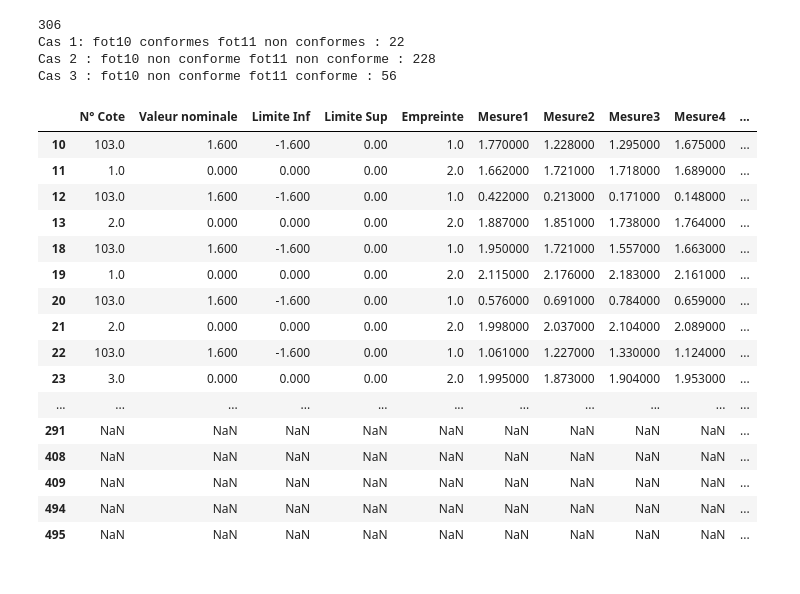
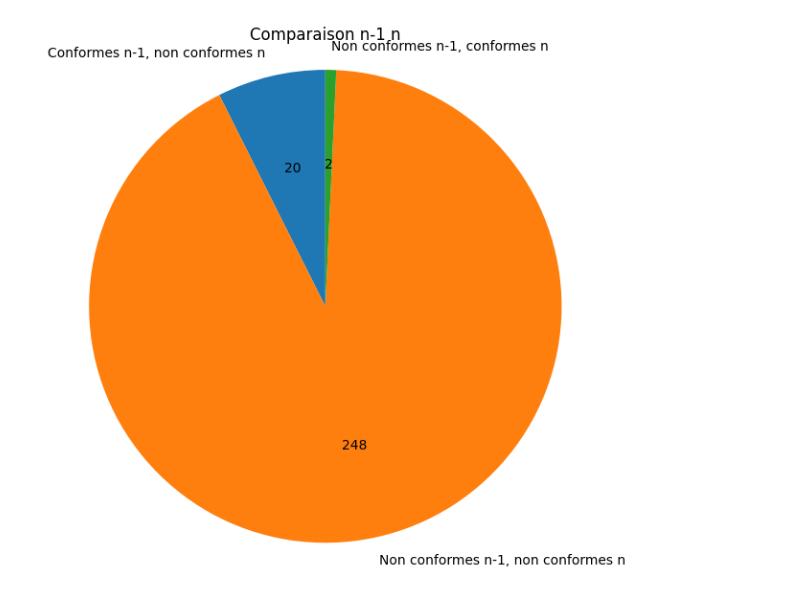
Before and after one commit to MouadErghout/DEVILLE-Dashboard, a Jupyter notebook: python/backend/interface4 copy.ipynb, the cells around one changed output. Drawn from its saved outputs; the diff is of its cells as text; code cells hidden in the pictures.

Commit message:
interface 4 fini pour le diagramme, manque les dataframe

```diff
--- a/python/backend/interface4 copy.ipynb
+++ b/python/backend/interface4 copy.ipynb
@@ -7,66 +8,12 @@ import result
-# %%
-paths = ["./fot10_copie.xlsx","./fot11_copie.xlsx"]
-
-# La on veut comparer le rapport 11 au rapport 10. On a 3 cas :
-# cas 1 : fot10 conformes fot11 non conformes
-# cas 2 : fot10 non conforme fot11 non conforme
-# cas 3 : fot10 non conforme fot11 conforme
-# Si on récupère liste des non conformes du 11. On a par exemple
-# fot11 = [19,101,104,108,112,200,391] On recupère la liste des non conformes du 10 On a par exemple
-# fot10 = [19,65,104,108,150,200,391,450]
-# pour chaque valeur de fot10 on regarde toute la liste de fot11.
-#           S'il est dedans : cas2 ici --> 19, 104, 200, 391
-#           Elseif n'est pas dedans : cas 3 ici --> 65, 150, 450
-#           le reste de fot11 : cas 1 ici --> 101, 112
-
-
-liste_dic = []
-for p in paths:
-    cotes_n = {}
-    df = select_file.select_file(p)
-    dc = clean_data.clean_data(df)
-    ds = result.filter_conformity(dc)
-    liste_dic.append(ds)
-
-
-dr = pd.concat([liste_dic[0][1]["N° Cote"],liste_dic[1][1]["N° Cote"]], axis=1)
-comparison = pd.concat([liste_dic[0][1],liste_dic[1][1]], axis=1)
-print(len(dr))
-cas1 = 0
-cas2 = 0
-cas3 = 0
-
-for index, row in dr.iterrows():
-    if row[0] == row[1]:
-        if pd.notna(row[0]):  # Vérifie que la valeur n'est pas NaN
-            cas2 += 1
-    elif pd.isna(row[1]):  # Premier cas : valeur dans la première colonne, NaN dans la seconde
-        cas3 += 1
-    elif pd.isna(row[0]):  # Deuxième cas : NaN dans la première colonne, valeur dans la seconde
-        cas1 += 1
-
-print("Cas 1: fot10 conformes fot11 non conformes :", cas1)
-print("Cas 2 : fot10 non conforme fot11 non conforme :", cas2)
-print("Cas 3 : fot10 non conforme fot11 conforme :", cas3)
-# %% [output]
-306
-Cas 1: fot10 conformes fot11 non conformes : 22
-Cas 2 : fot10 non conforme fot11 non conforme : 228
-Cas 3 : fot10 non conforme fot11 conforme : 56
-|  | N° Cote | Valeur nominale | Limite Inf | Limite Sup | Empreinte | Mesure1 | Mesure2 | Mesure3 | Mesure4 | ... |
-| 10 | 103.0 | 1.600 | -1.600 | 0.00 | 1.0 | 1.770000 | 1.228000 | 1.295000 | 1.675000 | ... |
-| 11 | 1.0 | 0.000 | 0.000 | 0.00 | 2.0 | 1.662000 | 1.721000 | 1.718000 | 1.689000 | ... |
-| 12 | 103.0 | 1.600 | -1.600 | 0.00 | 1.0 | 0.422000 | 0.213000 | 0.171000 | 0.148000 | ... |
-| 13 | 2.0 | 0.000 | 0.000 | 0.00 | 2.0 | 1.887000 | 1.851000 | 1.738000 | 1.764000 | ... |
-| 18 | 103.0 | 1.600 | -1.600 | 0.00 | 1.0 | 1.950000 | 1.721000 | 1.557000 | 1.663000 | ... |
-| 19 | 1.0 | 0.000 | 0.000 | 0.00 | 2.0 | 2.115000 | 2.176000 | 2.183000 | 2.161000 | ... |
-| 20 | 103.0 | 1.600 | -1.600 | 0.00 | 1.0 | 0.576000 | 0.691000 | 0.784000 | 0.659000 | ... |
-| 21 | 2.0 | 0.000 | 0.000 | 0.00 | 2.0 | 1.998000 | 2.037000 | 2.104000 | 2.089000 | ... |
-| 22 | 103.0 | 1.600 | -1.600 | 0.00 | 1.0 | 1.061000 | 1.227000 | 1.330000 | 1.124000 | ... |
-| 23 | 3.0 | 0.000 | 0.000 | 0.00 | 2.0 | 1.995000 | 1.873000 | 1.904000 | 1.953000 | ... |
-| ... | ... | ... | ... | ... | ... | ... | ... | ... | ... | ... |
-| 291 | NaN | NaN | NaN | NaN | NaN | NaN | NaN | NaN | NaN | ... |
-| 408 | NaN | NaN | NaN | NaN | NaN | NaN | NaN | NaN | NaN | ... |
-| 409 | NaN | NaN | NaN | NaN | NaN | NaN | NaN | NaN | NaN | ... |
-| 494 | NaN | NaN | NaN | NaN | NaN | NaN | NaN | NaN | NaN | ... |
-| 495 | NaN | NaN | NaN | NaN | NaN | NaN | NaN | NaN | NaN | ... |
+# %%
+paths = ["./fot11_copie.xlsx","./fot12_copie.xlsx"]
+
+liste_df = select_file.select_file(paths)
+liste_dc = clean_data.clean_data(liste_df)
+liste_ds = result.filter_conformity(liste_dc)
+
+liste_variables = result.compare_reports(liste_ds)
+
+diagramme_camembert.afficher_diagramme(liste_variables)
+# %% [output]
+[figure, added]
```
Also changed, not shown: parts of 1 cell of this notebook, 10 other files.
